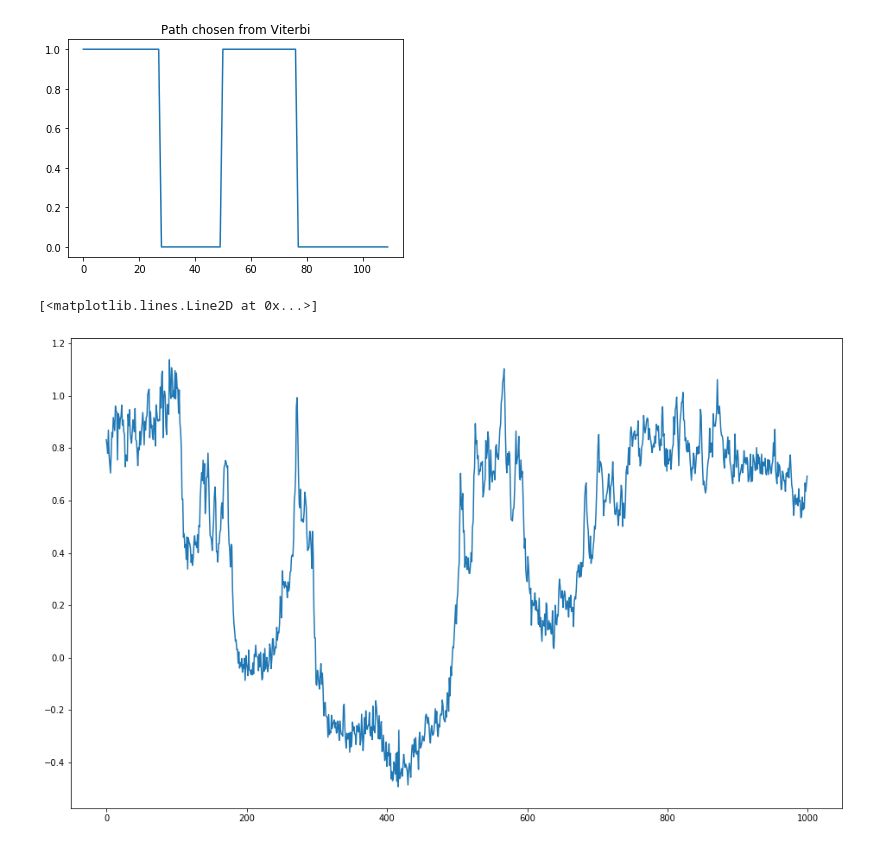
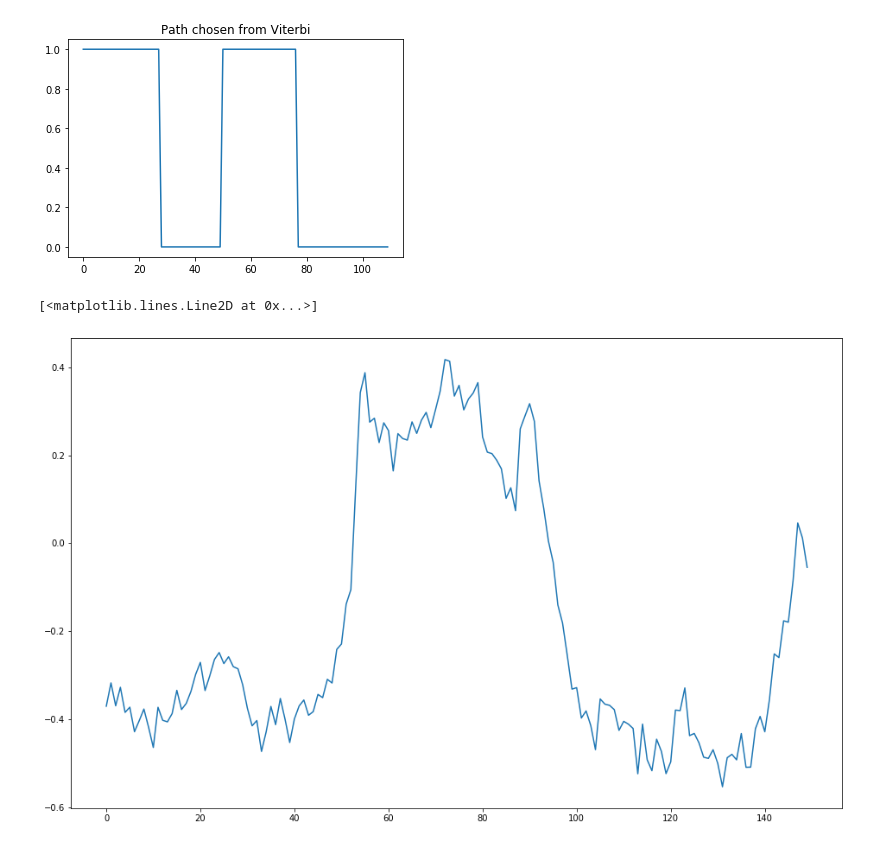
Before and after one commit to luisdiaz1997/HMMonster, a Jupyter notebook: HMM.ipynb, the cells around one changed output. Saved outputs shown, nothing was run; the diff lists cells and outputs as text; code cells hidden in the pictures.

```diff
--- a/HMM.ipynb
+++ b/HMM.ipynb
@@ -132,10 +132,10 @@ filtered_df= df[df['E1'] == df['E1']]
 loc_eig = filtered_df[filtered_df['chrom'] == 'chr1']
 # %%
 fig = plt.figure(figsize=(16, 10))
-data = loc_eig['E1'].values
-plt.plot(np.round(data, 3)[0:1000])
+data = loc_eig['E1'].values[6000:6150]
+plt.plot(np.round(data, 10))
 # %% [output]
 [<matplotlib.lines.Line2D at 0x...>]
-[figure, old version]
+[figure, new version]
 # %%
 w_data = np.round(data, 2)
```
Also changed, not shown: parts of 13 cells of this notebook.
